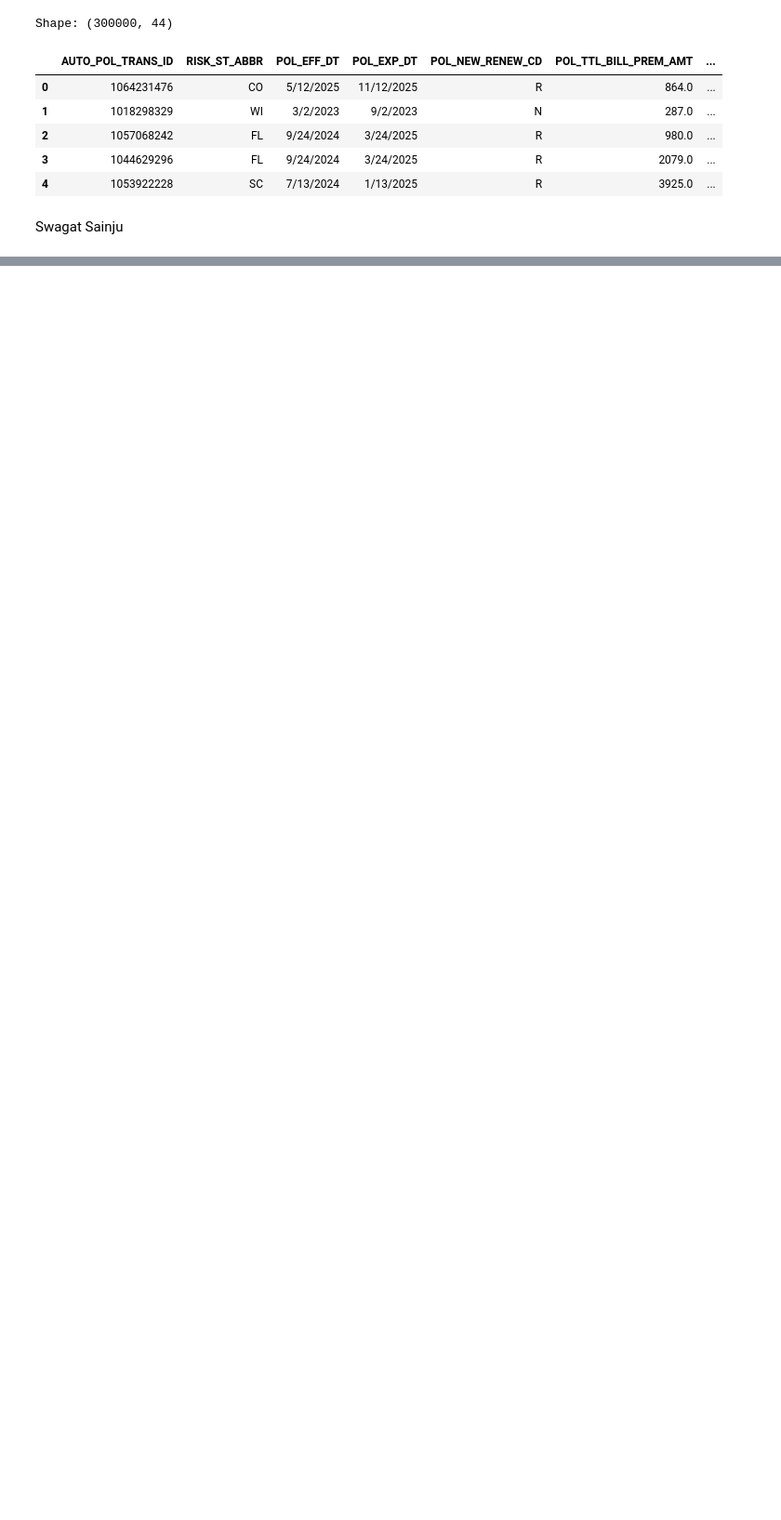
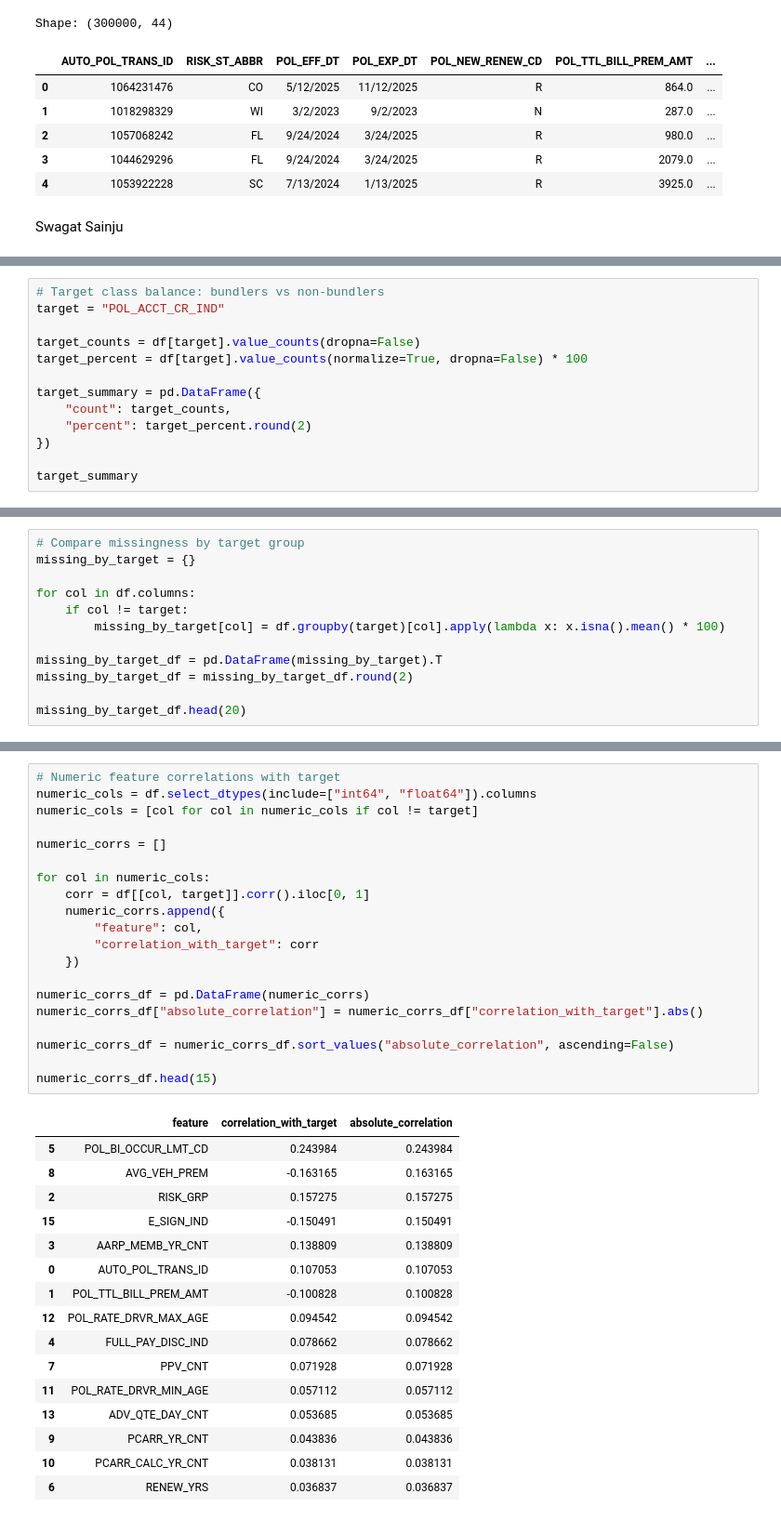
Before and after one commit to BrendanMeyler1/GRAD_5800_The_Hartford_Group_1, a Jupyter notebook: group_1_collab_notebook.ipynb, the cells around one changed output, grey strips where cells are left out. Shown at 93% size. Drawn from its saved outputs; the diff is of its cells as text; blank space fills up the shorter version.

```diff
--- a/group_1_collab_notebook.ipynb
+++ b/group_1_collab_notebook.ipynb
@@ -52,0 +57,13 @@ Swagat Sainju
+# %%
+# Target class balance: bundlers vs non-bundlers
+target = "POL_ACCT_CR_IND"
+
+target_counts = df[target].value_counts(dropna=False)
+target_percent = df[target].value_counts(normalize=True, dropna=False) * 100
+
+target_summary = pd.DataFrame({
+    "count": target_counts,
+    "percent": target_percent.round(2)
+})
+
+target_summary
@@ -52,0 +111,12 @@ Swagat Sainju
+# %%
+# Compare missingness by target group
+missing_by_target = {}
+
+for col in df.columns:
+    if col != target:
+        missing_by_target[col] = df.groupby(target)[col].apply(lambda x: x.isna().mean() * 100)
+
+missing_by_target_df = pd.DataFrame(missing_by_target).T
+missing_by_target_df = missing_by_target_df.round(2)
+
+missing_by_target_df.head(20)
@@ -52,0 +203,37 @@ Swagat Sainju
+# %%
+# Numeric feature correlations with target
+numeric_cols = df.select_dtypes(include=["int64", "float64"]).columns
+numeric_cols = [col for col in numeric_cols if col != target]
+
+numeric_corrs = []
+
+for col in numeric_cols:
+    corr = df[[col, target]].corr().iloc[0, 1]
+    numeric_corrs.append({
+        "feature": col,
+        "correlation_with_target": corr
+    })
+
+numeric_corrs_df = pd.DataFrame(numeric_corrs)
+numeric_corrs_df["absolute_correlation"] = numeric_corrs_df["correlation_with_target"].abs()
+
+numeric_corrs_df = numeric_corrs_df.sort_values("absolute_correlation", ascending=False)
+
+numeric_corrs_df.head(15)
+# %% [output]
+|  | feature | correlation_with_target | absolute_correlation |
+| 5 | POL_BI_OCCUR_LMT_CD | 0.243984 | 0.243984 |
+| 8 | AVG_VEH_PREM | -0.163165 | 0.163165 |
+| 2 | RISK_GRP | 0.157275 | 0.157275 |
+| 15 | E_SIGN_IND | -0.150491 | 0.150491 |
+| 3 | AARP_MEMB_YR_CNT | 0.138809 | 0.138809 |
+| 0 | AUTO_POL_TRANS_ID | 0.107053 | 0.107053 |
+| 1 | POL_TTL_BILL_PREM_AMT | -0.100828 | 0.100828 |
+| 12 | POL_RATE_DRVR_MAX_AGE | 0.094542 | 0.094542 |
+| 4 | FULL_PAY_DISC_IND | 0.078662 | 0.078662 |
+| 7 | PPV_CNT | 0.071928 | 0.071928 |
+| 11 | POL_RATE_DRVR_MIN_AGE | 0.057112 | 0.057112 |
+| 13 | ADV_QTE_DAY_CNT | 0.053685 | 0.053685 |
+| 9 | PCARR_YR_CNT | 0.043836 | 0.043836 |
+| 10 | PCARR_CALC_YR_CNT | 0.038131 | 0.038131 |
+| 6 | RENEW_YRS | 0.036837 | 0.036837 |
```
Also changed, not shown: parts of 28 cells of this notebook.
